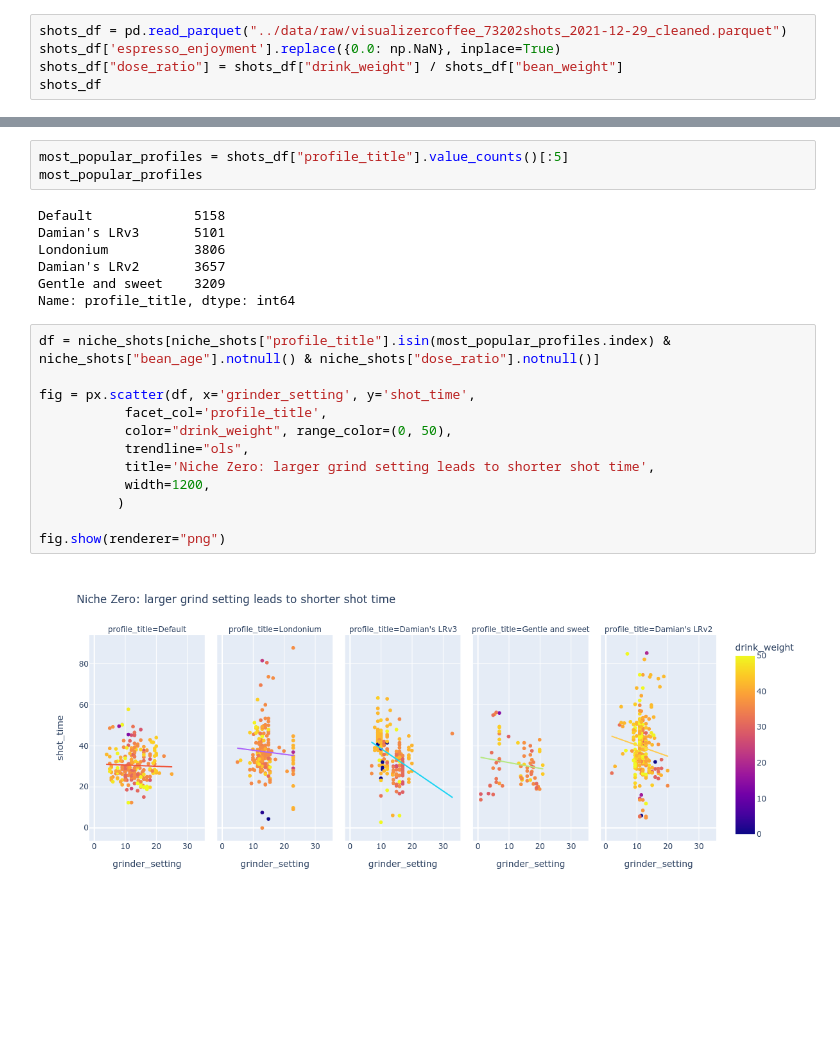
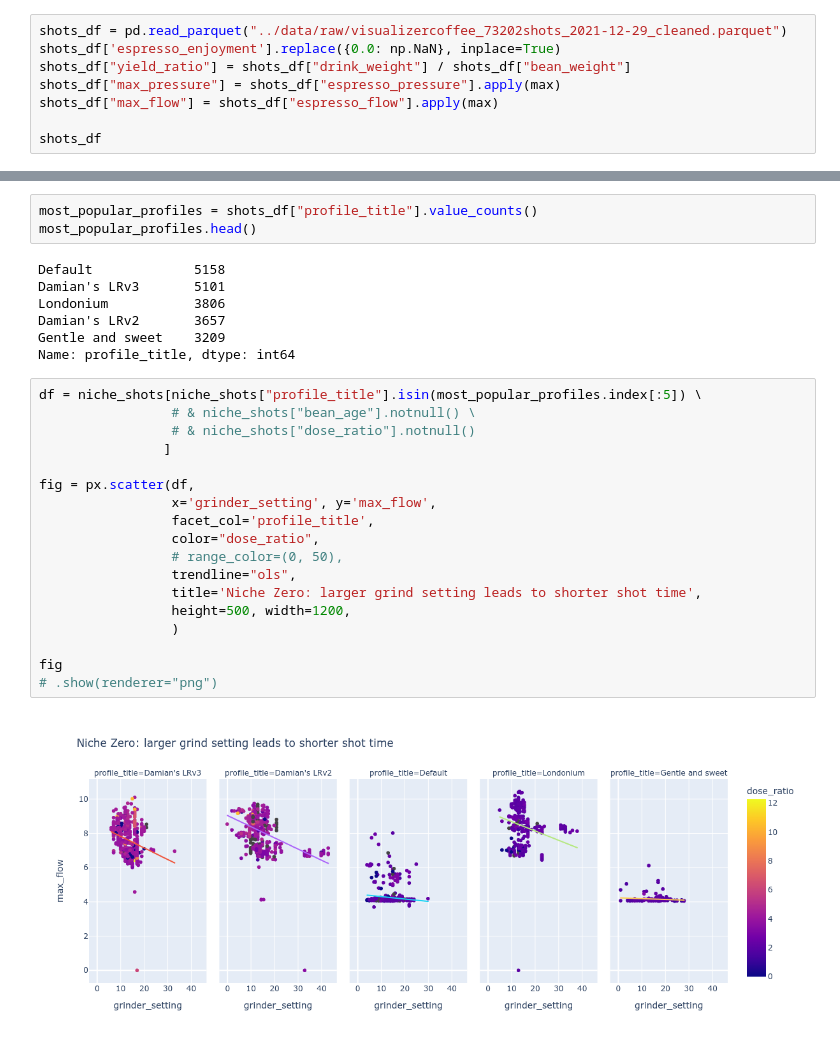
Before and after one commit to JonnyTran/espresso-manifold, a Jupyter notebook: notebooks/3.0-Analysis.ipynb, the cells around one changed output, grey strips where cells are left out. Drawn from its saved outputs; the diff is of its cells as text; blank space fills up the shorter version.

```diff
--- a/notebooks/3.0-Analysis.ipynb
+++ b/notebooks/3.0-Analysis.ipynb
@@ -30,7 +30,10 @@ from src.visualization.visualize import visualize_shot
 # %%
 shots_df = pd.read_parquet("../data/raw/visualizercoffee_73202shots_2021-12-29_cleaned.parquet")
 shots_df['espresso_enjoyment'].replace({0.0: np.NaN}, inplace=True)
-shots_df["dose_ratio"] = shots_df["drink_weight"] / shots_df["bean_weight"]
+shots_df["yield_ratio"] = shots_df["drink_weight"] / shots_df["bean_weight"]
+shots_df["max_pressure"] = shots_df["espresso_pressure"].apply(max)
+shots_df["max_flow"] = shots_df["espresso_flow"].apply(max)
+
 shots_df
 # %% [output]
 |  | id | profile_title | user_id | drink_tds | drink_ey | espresso_enjoyment | bean_weight | drink_weight | ... |
@@ -119,8 +118,8 @@ niche_shots.shape
 # %% [markdown]
 ### Since shot time is dependent on the profile, we look at Grindsize vs shot time for the top 5 profiles independently
 # %%
-most_popular_profiles = shots_df["profile_title"].value_counts()[:5]
-most_popular_profiles
+most_popular_profiles = shots_df["profile_title"].value_counts()
+most_popular_profiles.head()
 # %% [output]
 Default             5158
 Damian's LRv3       5101
@@ -129,16 +128,22 @@ Damian's LRv2       3657
 Gentle and sweet    3209
 Name: profile_title, dtype: int64
 # %%
-df = niche_shots[niche_shots["profile_title"].isin(most_popular_profiles.index) & niche_shots["bean_age"].notnull() & niche_shots["dose_ratio"].notnull()]
+df = niche_shots[niche_shots["profile_title"].isin(most_popular_profiles.index[:5]) \
+                 # & niche_shots["bean_age"].notnull() \
+                 # & niche_shots["dose_ratio"].notnull()
+                ]
 
-fig = px.scatter(df, x='grinder_setting', y='shot_time',
-           facet_col='profile_title',
-           color="drink_weight", range_color=(0, 50),
-           trendline="ols",
-           title='Niche Zero: larger grind setting leads to shorter shot time',
-           width=1200,
-          )
+fig = px.scatter(df,
+                 x='grinder_setting', y='max_flow',
+                 facet_col='profile_title',
+                 color="dose_ratio",
+                 # range_color=(0, 50),
+                 trendline="ols",
+                 title='Niche Zero: larger grind setting leads to shorter shot time',
+                 height=500, width=1200,
+                 )
 
-fig.show(renderer="png")
+fig
+# .show(renderer="png")
 # %% [output]
-[figure, old version]
+[figure, new version]
```
Also changed, not shown: parts of 5 cells of this notebook, 7 other files.
